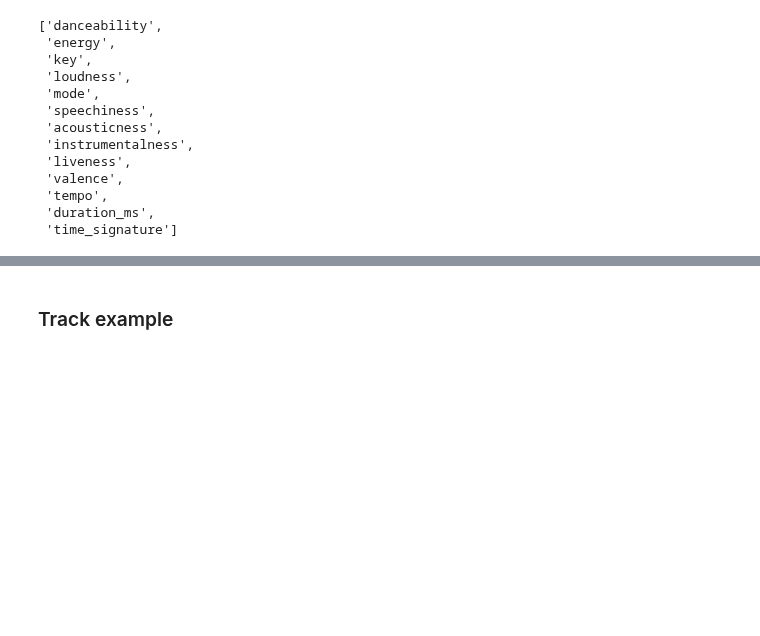
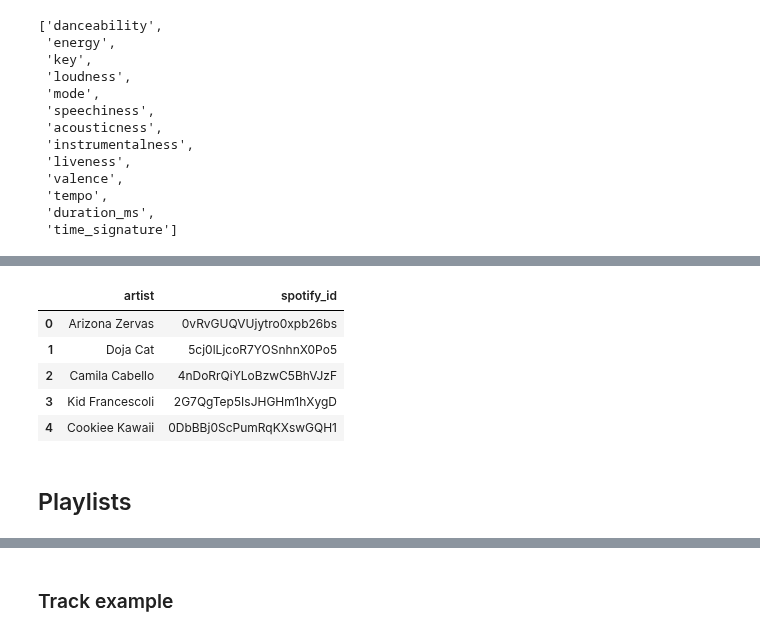
Before and after one commit to gabrielanakasato/ironhack-daft, a Jupyter notebook: proj/w04-05-project-03-04/proj03-tiktok-viral-songs-spotify-lastfm.ipynb, the cells around one changed output, grey strips where cells are left out. Drawn from its saved outputs; the diff is of its cells as text; code cells hidden in the pictures; blank space fills up the shorter version.

```diff
--- a/proj/w04-05-project-03-04/proj03-tiktok-viral-songs-spotify-lastfm.ipynb
+++ b/proj/w04-05-project-03-04/proj03-tiktok-viral-songs-spotify-lastfm.ipynb
@@ -187,0 +287,9 @@ popsugar_df.head()
+# %%
+df_artists.head()
+# %% [output]
+|  | artist | spotify_id |
+| 0 | Arizona Zervas | 0vRvGUQVUjytro0xpb26bs |
+| 1 | Doja Cat | 5cj0lLjcoR7YOSnhnX0Po5 |
+| 2 | Camila Cabello | 4nDoRrQiYLoBzwC5BhVJzF |
+| 3 | Kid Francescoli | 2G7QgTep5IsJHGHm1hXygD |
+| 4 | Cookiee Kawaii | 0DbBBj0ScPumRqKXswGQH1 |
@@ -187,0 +299,2 @@ popsugar_df.head()
+# %% [markdown]
+## Playlists
```
Also changed, not shown: parts of 34 cells of this notebook.
